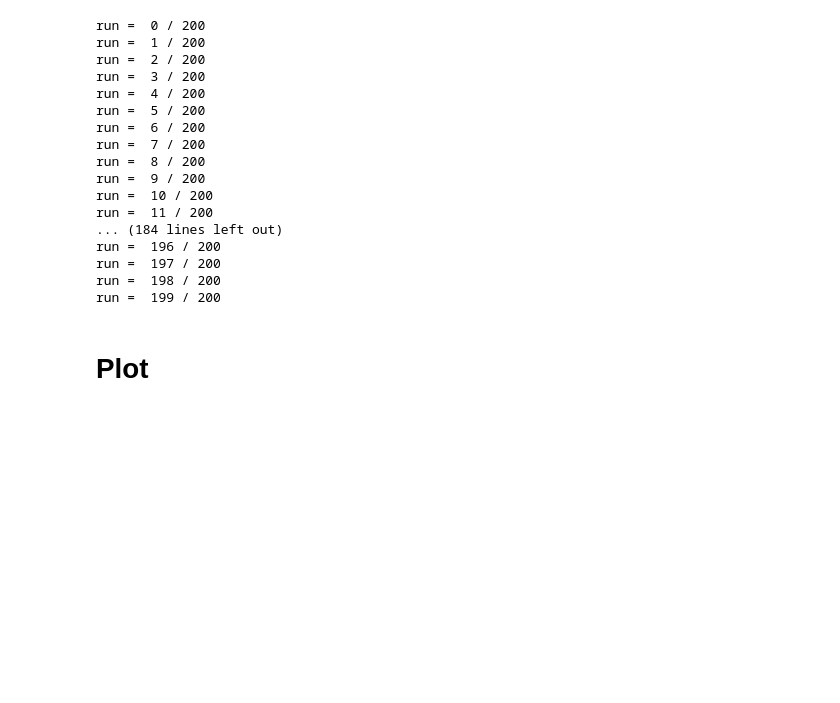
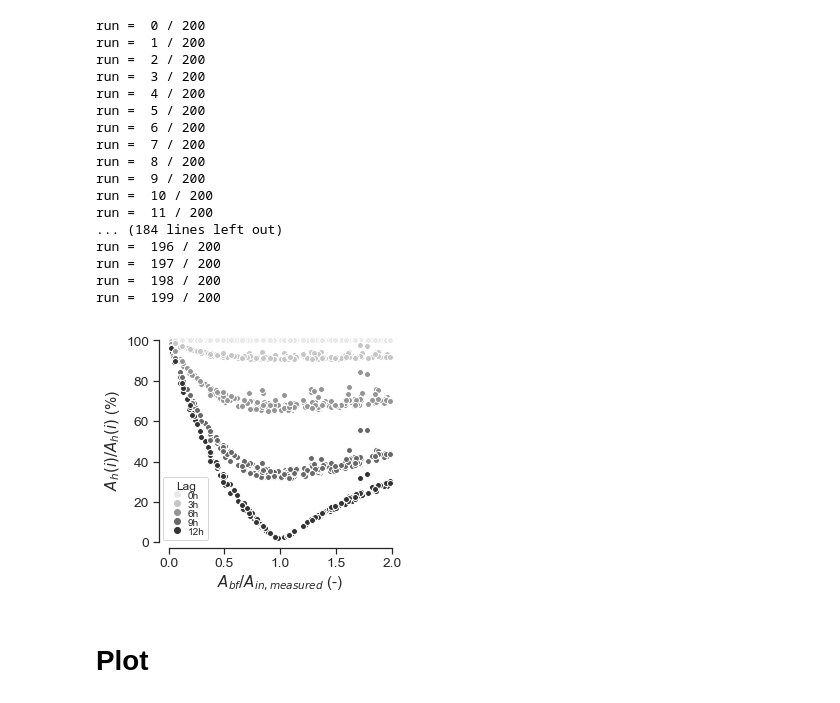
Before and after one commit to cctrunz/ModelRepo_pyMouShBaseflow_paper, a Jupyter notebook: Plot_corr_Baseflow_paper.ipynb, the cells around one changed output. Cells and saved outputs as stored; diff of their text form; code cells hidden in the pictures; blank space fills up the shorter version.

```diff
--- a/Plot_corr_Baseflow_paper.ipynb
+++ b/Plot_corr_Baseflow_paper.ipynb
@@ -295,6 +345,9 @@ for idx_run in np.arange(n_run_sim4):
     #percent_head_lag[idx_run] = head_amp_lag - head_amp_lag[0]
     bf_amplitude_sim4.append(bf_amplitude_run[idx_run])
     bf_mean_sim4.append(bf_mean_run[idx_run])
+
+with open('lag.pkl', 'wb') as f:
+    pickle.dump([bf_amplitude_sim4,bf_mean_sim4,head_amp_lag_sim4], f)
 # %% [output]
 run =  0 / 200
 run =  1 / 200
@@ -313,6 +366,44 @@ run =  196 / 200
 run =  197 / 200
 run =  198 / 200
 run =  199 / 200
+# %%
+# Getting back the objects:
+with open('MeanBF.pkl', 'rb') as f:
+    head_amp_sim2,bf_mean_sim2, ice_thickness_sim2 = pickle.load(f)
+
+#Lag -- timeseries for one baselfow mean
+
+fig, ax4 = plt.subplots(figsize=(4,4))
+
+color = sns.color_palette('Greys', len(lags_sim4))
+#color = sns.cubehelix_palette(n_colors=len(lags_sim4))
+for idx in np.arange(len(head_amp_lag_sim4)):
+        percent_head_lag = (head_amp_lag_sim4[idx]/head_amp_lag_sim4[idx][0]) *100
+        ratio_amplitude= (np.array(bf_amplitude_sim4[idx] )/Qin_amplitude_sim4)
+        for jdx in np.arange(len(lags_sim4)):
+            if (abs(head_amp_lag_test_sim4[idx][jdx] - head_amp_lag_sim4[idx][jdx])
+                / head_amp_lag_sim4[idx][jdx]) * 100 <5:
+                ax4.plot(ratio_amplitude,percent_head_lag[jdx], marker='o',
+                         markeredgecolor='white', color=color[jdx])#, label='lag=0h')
+ax4.set_ylabel('$A_{h}(i)/A_{h}(i)$ (%)')
+ax4.set_xlabel('$A_{bf}/A_{in,measured}$ (-)')#Amplitude baseflow (Qin amplitude equivalent) (-)')
+ax4.set_xlim([0,2])
+sns.despine(offset=[10,0],trim=True, ax=ax4)
+
+
+elements = [Line2D([0], [0],  marker='o', color=color[0], lw=0, label='0h'),
+            Line2D([0], [0],  marker='o', color=color[1], lw=0, label='3h'),
+            Line2D([0], [0],  marker='o', color=color[2], lw=0, label='6h'),
+            Line2D([0], [0],  marker='o', color=color[3], lw=0, label='9h'),
+            Line2D([0], [0],  marker='o', color=color[4], lw=0, label='12h')]
+
+#ax4bis.legend(prop={'size': 10}, loc='center left', bbox_to_anchor=(0, 0.35))
+ax4.legend(handles=elements, loc=0,  labelspacing=0, handletextpad=0.01,
+           prop={'size': 10}, title='Lag',title_fontsize=12, bbox_to_anchor=(0.2, 0.35))
+
+plt.savefig('Corr_lag.pdf',bbox_inches = 'tight')
+# %% [output]
+[figure, added]
 # %% [markdown]
 # Plot
 # %%
```
Also changed, not shown: parts of 7 cells of this notebook, 1 other file.
